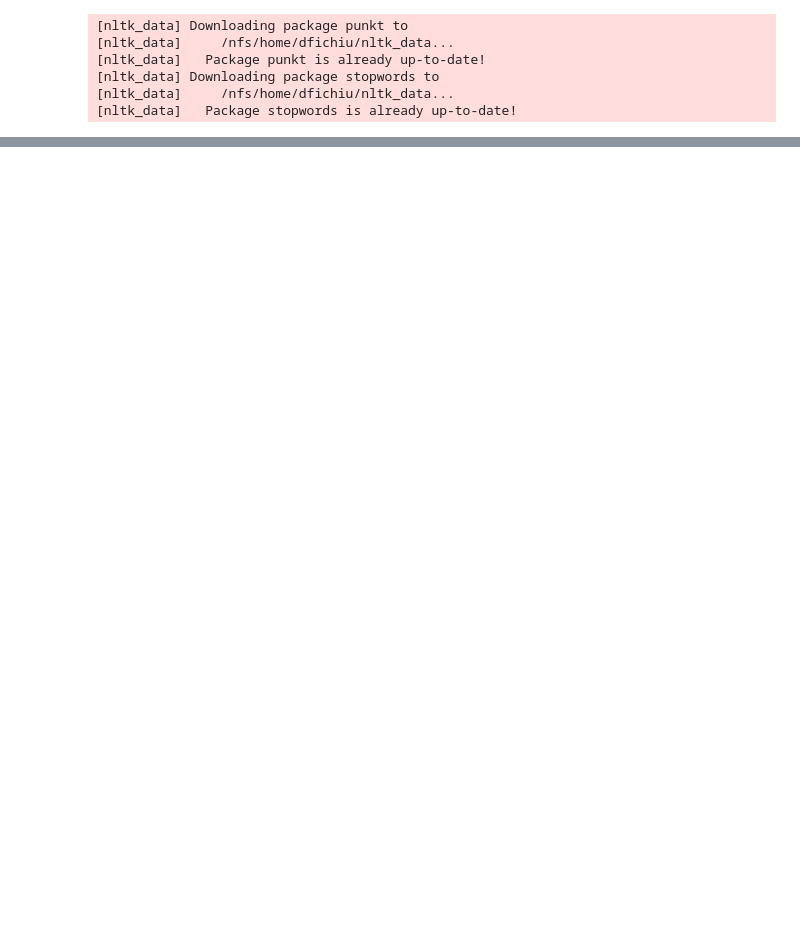
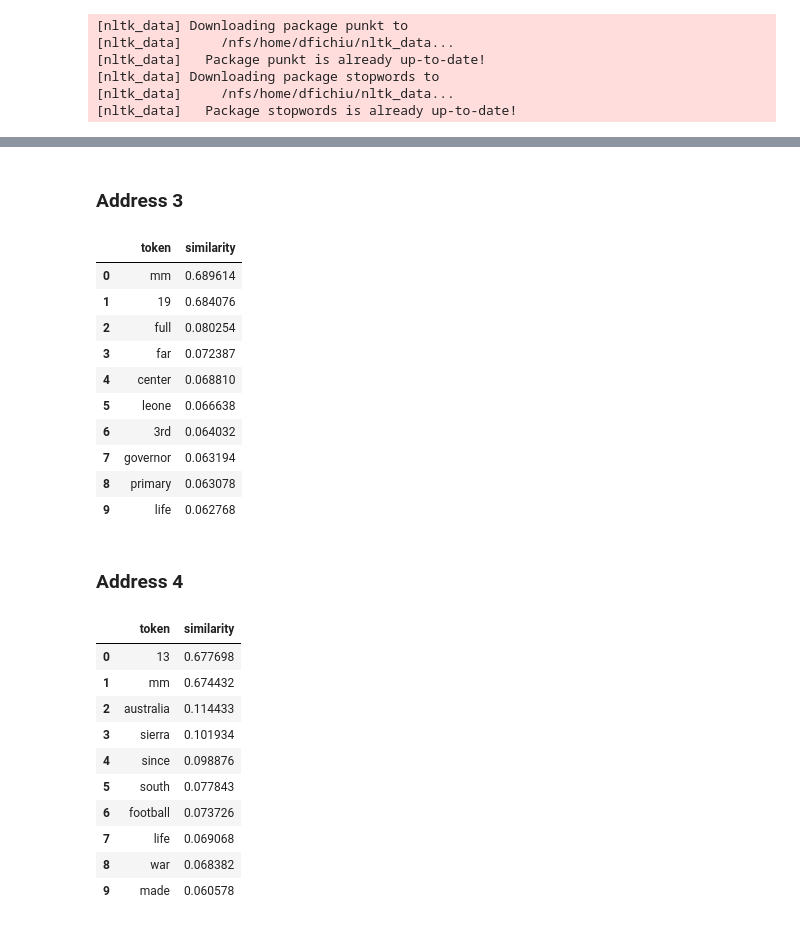
Before and after one commit to dfichiu/ba-thesis, a Jupyter notebook: src/experiments/visualize_memory.ipynb, the cells around one changed output, grey strips where cells are left out. Saved outputs shown, nothing was run; the diff lists cells and outputs as text; code cells hidden in the pictures; blank space fills up the shorter version.

```diff
--- a/src/experiments/visualize_memory.ipynb
+++ b/src/experiments/visualize_memory.ipynb
@@ -27,5 +31,5 @@ from sklearn.manifold import TSNE
 [nltk_data]   Package stopwords is already up-to-date!
 # %%
 # Load cleanup and memory
-cleanup = pickle.load(open("cleanups/cleanup_2023-08-13 15:39:34.086703.pkl",'rb'))
-memory = pickle.load(open("memories/memory_2023-08-13 15:39:34.086703.pkl",'rb'))
+cleanup = pickle.load(open(f"cleanups/{subprocess.getoutput('ls ./cleanups/ | tail -1')}",'rb'))
+memory = pickle.load(open(f"memories/{subprocess.getoutput('ls ./memories/ | tail -1')}",'rb'))
@@ -36,13 +44,22 @@ memory = pickle.load(open("memories/memory_2023-08-13 15:39:34.086703.pkl",'rb')
 word_vectors = api.load("word2vec-google-news-300")
 # %%
 %%capture
+#concepts = ["university", "universities"]#, 'days', 'day', 'record', 'stage']
+
 address_embeddings = []
 address_concepts = []
+addresses = []
+bins = []
+chunk_scores = []
 
-for address in memory.addresses[1000:2000]:
+for idx, address in enumerate(memory.addresses):
     tokens = inference.get_most_similar_HVs(inference.get_similarities_to_atomic_set(address, cleanup))
     embeddings = [word_vectors[word] for word in tokens if word in word_vectors]
+    #if len(set(concepts).intersection(set(tokens))) > 0:
     if embeddings:
+        addresses.append(idx)
+        bins.append(memory.scores[idx, 1].item())
+        chunk_scores.append(memory.scores[idx, 0].item())
         address_concepts.append(" ".join(tokens))
         address_embeddings.append(sum(embeddings) / len(embeddings))
 # %%
@@ -58,3 +83,38 @@ fig.show()
 # %%
-def remove_duplicates(addresses):
-    for
+addresses = np.random.randint(0, len(memory.addresses), size=70)
+# addresses = np.argwhere((memory.chunk_scores > 0.97).cpu().detach().numpy().flatten()).flatten()
+# addresses = np.argwhere((memory.bins > 50).cpu().detach().numpy().flatten()).flatten()
+# addresses = [3, 4]
+
+for address in addresses:
+    display(md(f"### Address {address}"))
+    address_sims_df = inference.get_similarities_to_atomic_set(
+            memory.addresses[address],
+            cleanup,
+    )
+    display(address_sims_df)
+# %% [output]
+### Address 3
+|  | token | similarity |
+| 0 | mm | 0.689614 |
+| 1 | 19 | 0.684076 |
+| 2 | full | 0.080254 |
+| 3 | far | 0.072387 |
+| 4 | center | 0.068810 |
+| 5 | leone | 0.066638 |
+| 6 | 3rd | 0.064032 |
+| 7 | governor | 0.063194 |
+| 8 | primary | 0.063078 |
+| 9 | life | 0.062768 |
+### Address 4
+|  | token | similarity |
+| 0 | 13 | 0.677698 |
+| 1 | mm | 0.674432 |
+| 2 | australia | 0.114433 |
+| 3 | sierra | 0.101934 |
+| 4 | since | 0.098876 |
+| 5 | south | 0.077843 |
+| 6 | football | 0.073726 |
+| 7 | life | 0.069068 |
+| 8 | war | 0.068382 |
+| 9 | made | 0.060578 |
```
Also changed, not shown: parts of 5 cells of this notebook, 6 other files.
